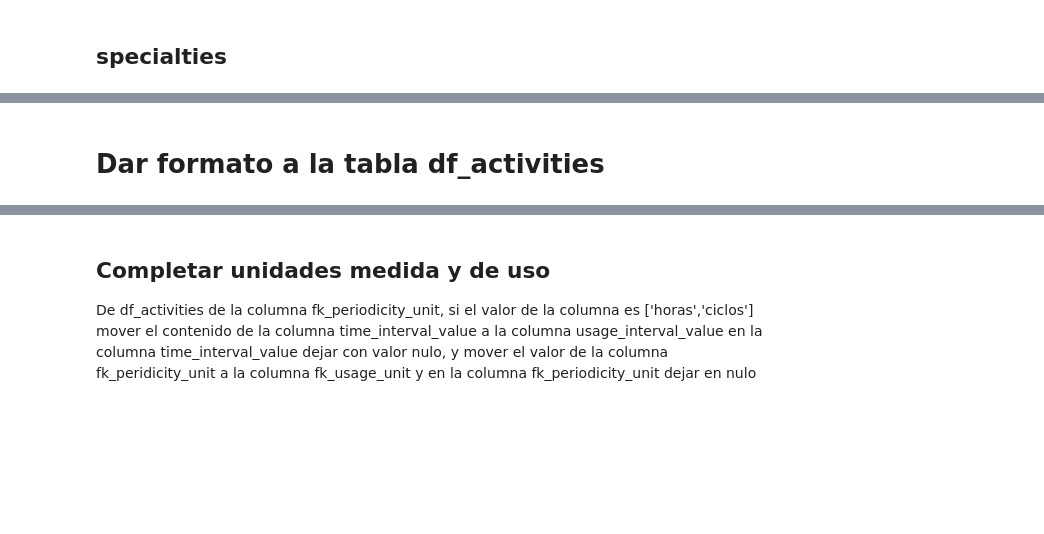
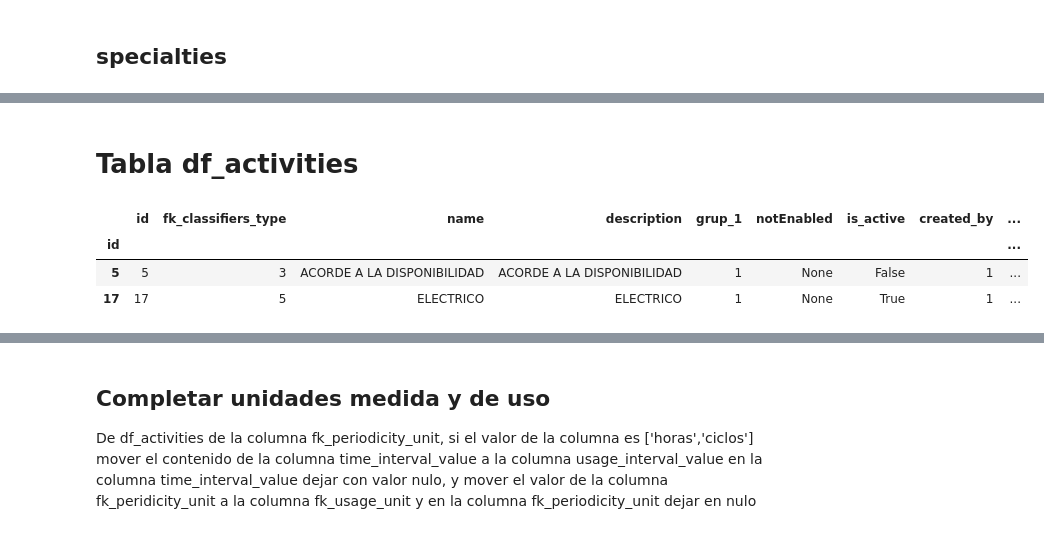
Before and after one commit to raulink/datascience_etcmt, a Jupyter notebook: notebooks/1.script.ipynb, the cells around one changed output, grey strips where cells are left out. Cells and saved outputs as stored; diff of their text form; code cells hidden in the pictures; blank space fills up the shorter version.

```diff
--- a/notebooks/1.script.ipynb
+++ b/notebooks/1.script.ipynb
@@ -708,5 +665,11 @@ df_activities['fk_periodicity_unit'] = df_activities['fk_periodicity_unit'].appl
+# %% [markdown]
+# Tabla df_activities
 # %%
 # Obtener registros de la tabla classifiers
 df_classifiers = obtener_registros(tabla='classifiers')
+df_classifiers.head(2)
+# %% [output]
+|  | id | fk_classifiers_type | name | description | grup_1 | notEnabled | is_active | created_by | ... |
+| id |  |  |  |  |  |  |  |  | ... |
+| 5 | 5 | 3 | ACORDE A LA DISPONIBILIDAD | ACORDE A LA DISPONIBILIDAD | 1 | None | False | 1 | ... |
+| 17 | 17 | 5 | ELECTRICO | ELECTRICO | 1 | None | True | 1 | ... |
-# %% [markdown]
-# Dar formato a la tabla df_activities
```
Also changed, not shown: parts of 31 cells of this notebook.
